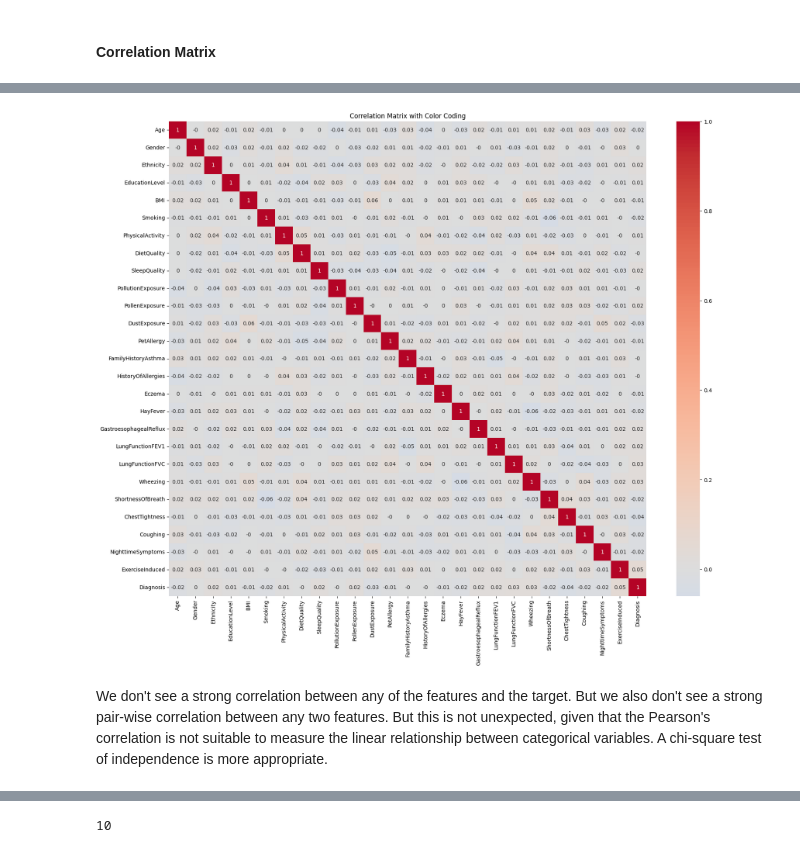
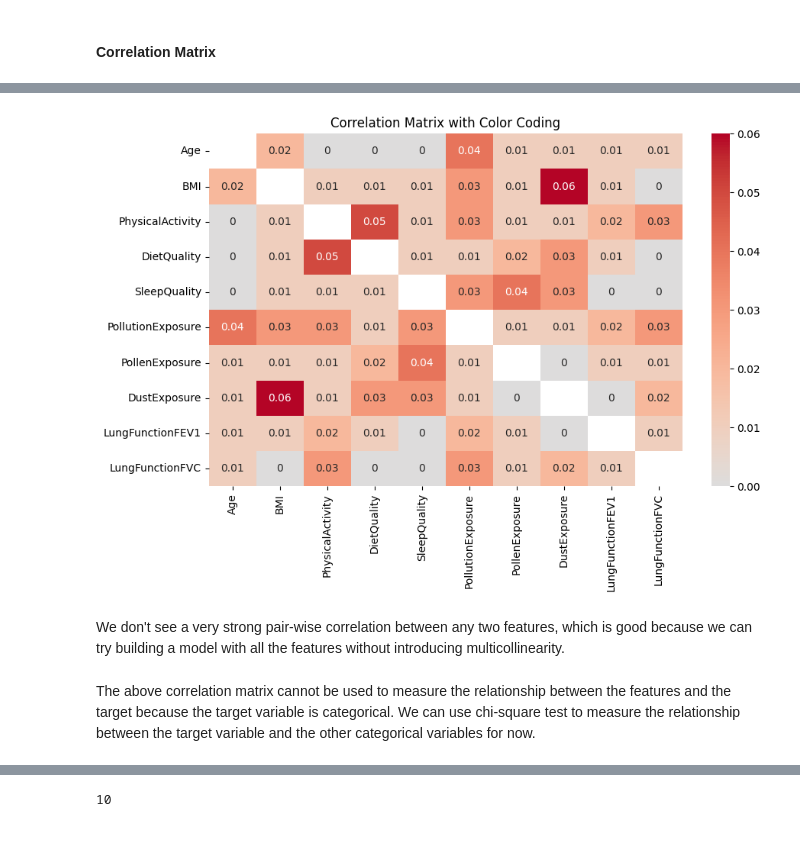
Before and after one commit to kchomakova/ai_upskill_2025_datascience, a Jupyter notebook: notebooks/Data Exploration.ipynb, the cells around one changed output, grey strips where cells are left out. Drawn from its saved outputs; the diff is of its cells as text; code cells hidden in the pictures.

```diff
--- a/notebooks/Data Exploration.ipynb
+++ b/notebooks/Data Exploration.ipynb
@@ -174,4 +176,4 @@ Nothing stands out for me as of now from plotting the numeric variables.
 # %%
-corr_matrix = asthma_dataset[[col for col in asthma_dataset.columns if col not in  ['PatientID', 'DoctorInCharge']]].corr().round(2)
+corr_matrix = asthma_dataset[[col for col in asthma_dataset.columns if (col not in  ['PatientID', 'DoctorInCharge']) & (col not in asthma_int_cols.columns)]].corr().round(2)
 corr_matrix
 # %% [output]
@@ -195,12 +191,14 @@ corr_matrix
 # %%
-plt.figure(figsize=(20, 16))
-sns.heatmap(corr_matrix, annot=True, cmap='coolwarm', center=0)
+plt.figure(figsize=(10, 6))
+sns.heatmap(corr_matrix.abs(), annot=True, cmap='coolwarm', center=0, mask=corr_matrix >= 1)
 plt.title("Correlation Matrix with Color Coding")
 plt.show()
 # %% [output]
-[figure, old version]
+[figure, new version]
 # %% [markdown]
-We don't see a strong correlation between any of the features and the target. But we also don't see a strong pair-wise correlation between any two features. But this is not unexpected, given that the Pearson's correlation is not suitable to measure the linear relationship between categorical variables. A chi-square test of independence is more appropriate.
+We don't see a very strong pair-wise correlation between any two features, which is good because we can try building a model with all the features without introducing multicollinearity.
+# %% [markdown]
+The above correlation matrix cannot be used to measure the relationship between the features and the target because the target variable is categorical. We can use chi-square test to measure the relationship between the target variable and the other categorical variables for now.
 # %%
 pairs = list(itertools.combinations(asthma_int_cols.columns, 2))
 num_sign_associations = 0
```
Also changed, not shown: parts of 2 cells of this notebook, 3 other files.
